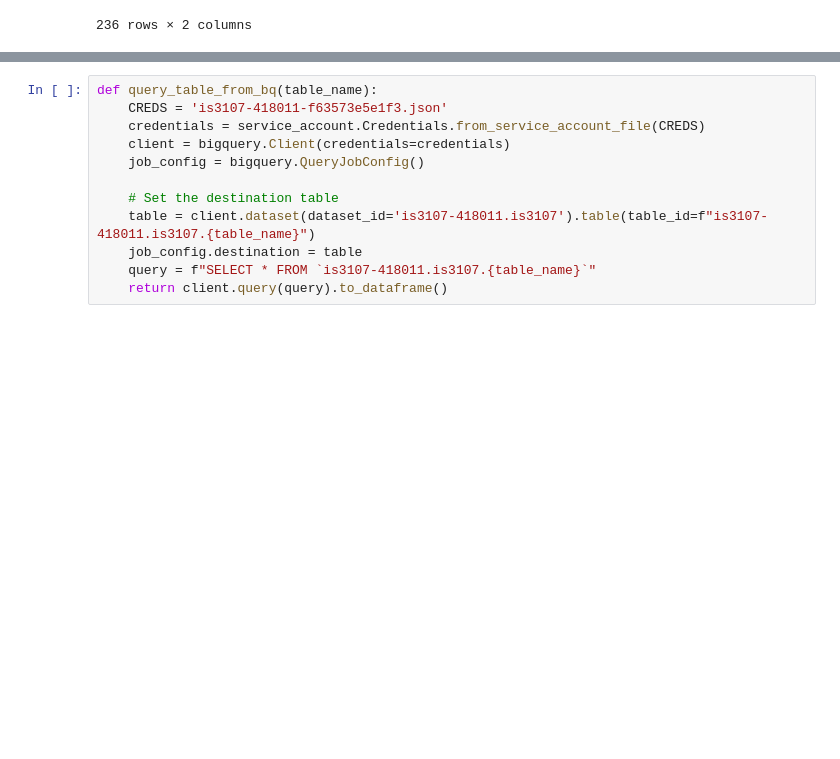
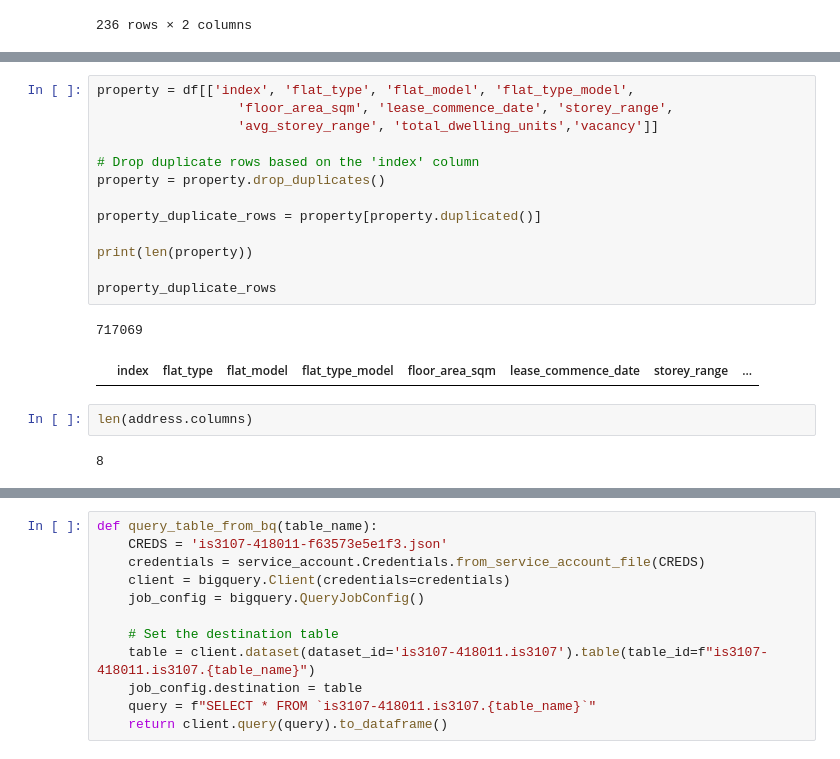
Before and after one commit to Yang990121/Data-Engine, a Jupyter notebook: connection.ipynb, the cells around one changed output, grey strips where cells are left out. Cells and saved outputs as stored; diff of their text form; blank space fills up the shorter version.

Commit message:
Updated model

```diff
--- a/connection.ipynb
+++ b/connection.ipynb
@@ -304,0 +194,20 @@ address_df.to_gbq(destination_table=f"{project_id}.{dataset_id}.{table_id}", pro
+# %%
+property = df[['index', 'flat_type', 'flat_model', 'flat_type_model',
+                  'floor_area_sqm', 'lease_commence_date', 'storey_range',
+                  'avg_storey_range', 'total_dwelling_units','vacancy']]
+
+# Drop duplicate rows based on the 'index' column
+property = property.drop_duplicates()
+
+property_duplicate_rows = property[property.duplicated()]
+
+print(len(property))
+
+property_duplicate_rows
+# %% [output]
+717069
+|  | index | flat_type | flat_model | flat_type_model | floor_area_sqm | lease_commence_date | storey_range | ... |
+# %%
+len(address.columns)
+# %% [output]
+8
```
Also changed, not shown: parts of 23 cells of this notebook, 3 other files.
